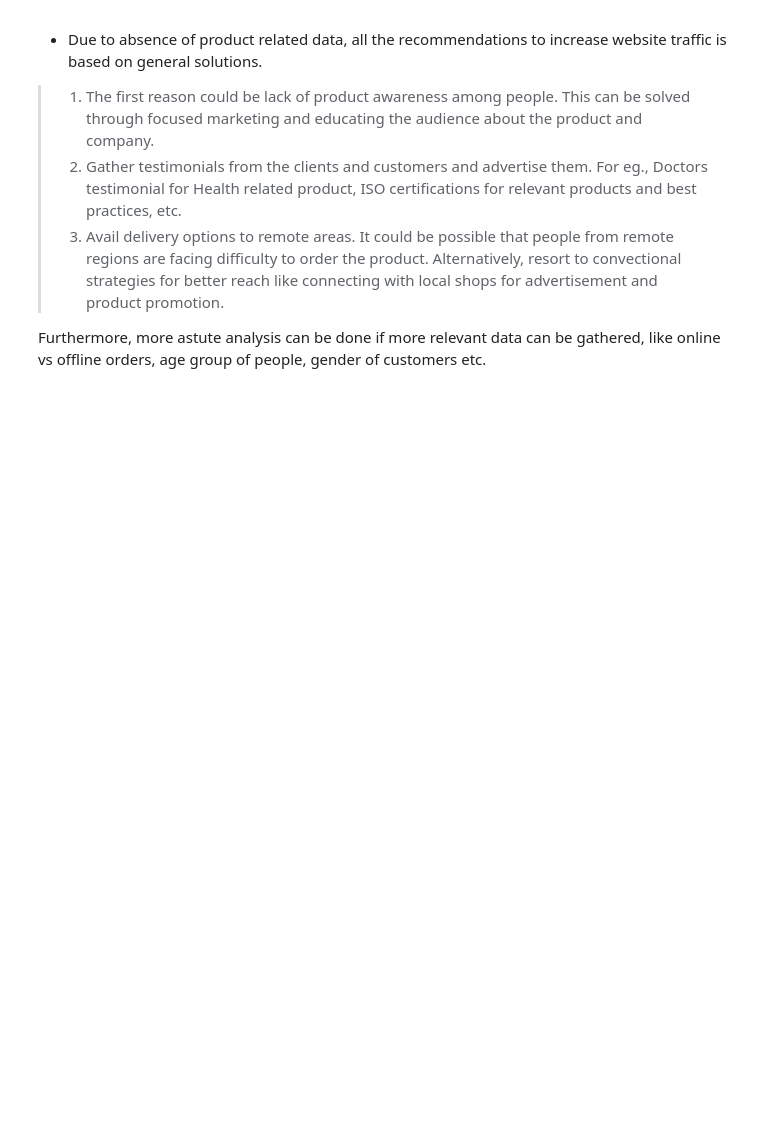
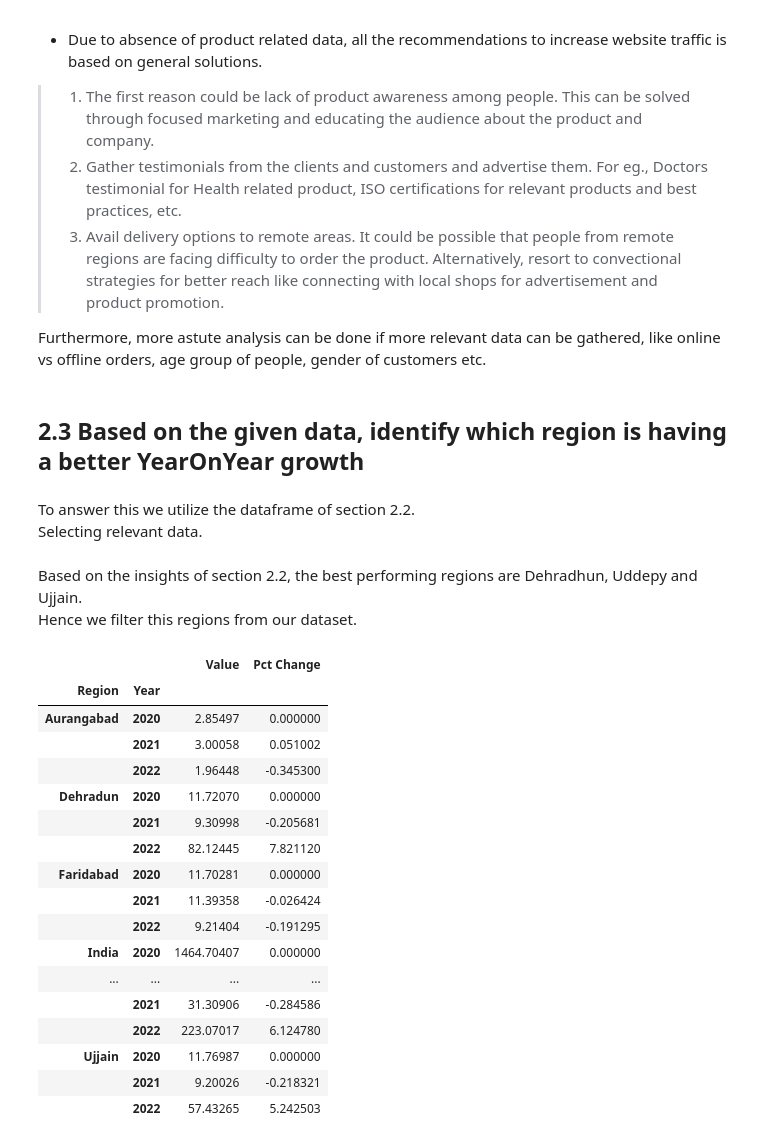
Before and after one commit to pratiksrm99/DataAnalysis, a Jupyter notebook: Website_Visitors_Data_Analysis.ipynb, the cells around one changed output. Drawn from its saved outputs; the diff is of its cells as text; code cells hidden in the pictures; blank space fills up the shorter version.

```diff
--- a/Website_Visitors_Data_Analysis.ipynb
+++ b/Website_Visitors_Data_Analysis.ipynb
@@ -636,3 +636,42 @@ Recommendations:
 > 3. Avail delivery options to remote areas. It could be possible that people from remote regions are facing difficulty to order the product. Alternatively, resort to convectional strategies for better reach like connecting with local shops for advertisement and product promotion.
 
 Furthermore, more astute analysis can be done if more relevant data can be gathered, like online vs offline orders, age group of people, gender of customers etc.
+# %% [markdown]
+##  2.3  Based on the given data, identify which region is having a better YearOnYear growth
+# %% [markdown]
+To answer this we utilize the dataframe of section 2.2.
+Selecting relevant data.
+# %% [markdown]
+Based on the insights of section 2.2, the best performing regions are Dehradhun, Uddepy and Ujjain.
+Hence we filter this regions from our dataset.
+# %%
+# Creating dataset of regions
+df_best_region = df_region_compare.sort_values(by=["Region","Year"]).drop(columns=["% Contribution"])
+
+# Calculating percent change of total visitors in each region year-on-year
+df_best_region["Pct Change"] = df_best_region.groupby("Region").pct_change()["Value"]
+
+# Filling 0 value for the year 2020
+df_best_region.fillna(0, inplace=True)
+
+# Displaying the data
+df_best_region
+# %% [output]
+|  |  | Value | Pct Change |
+| Region | Year |  |  |
+| Aurangabad | 2020 | 2.85497 | 0.000000 |
+|  | 2021 | 3.00058 | 0.051002 |
+|  | 2022 | 1.96448 | -0.345300 |
+| Dehradun | 2020 | 11.72070 | 0.000000 |
+|  | 2021 | 9.30998 | -0.205681 |
+|  | 2022 | 82.12445 | 7.821120 |
+| Faridabad | 2020 | 11.70281 | 0.000000 |
+|  | 2021 | 11.39358 | -0.026424 |
+|  | 2022 | 9.21404 | -0.191295 |
+| India | 2020 | 1464.70407 | 0.000000 |
+| ... | ... | ... | ... |
+|  | 2021 | 31.30906 | -0.284586 |
+|  | 2022 | 223.07017 | 6.124780 |
+| Ujjain | 2020 | 11.76987 | 0.000000 |
+|  | 2021 | 9.20026 | -0.218321 |
+|  | 2022 | 57.43265 | 5.242503 |
```
Also changed, not shown: parts of 1 cell of this notebook.
